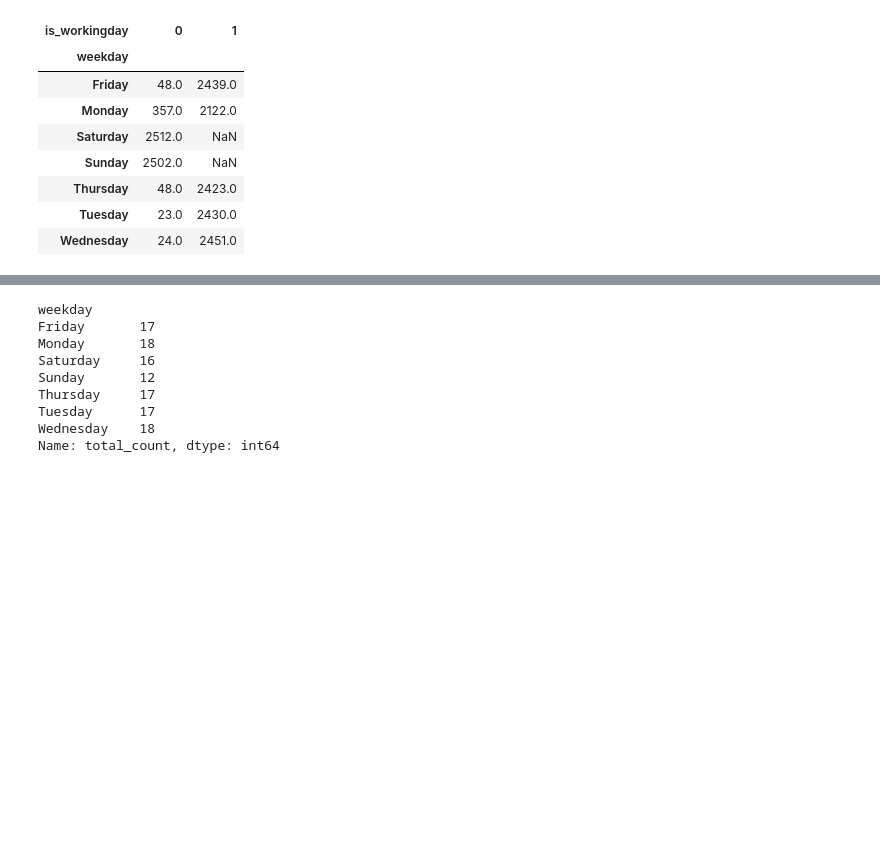
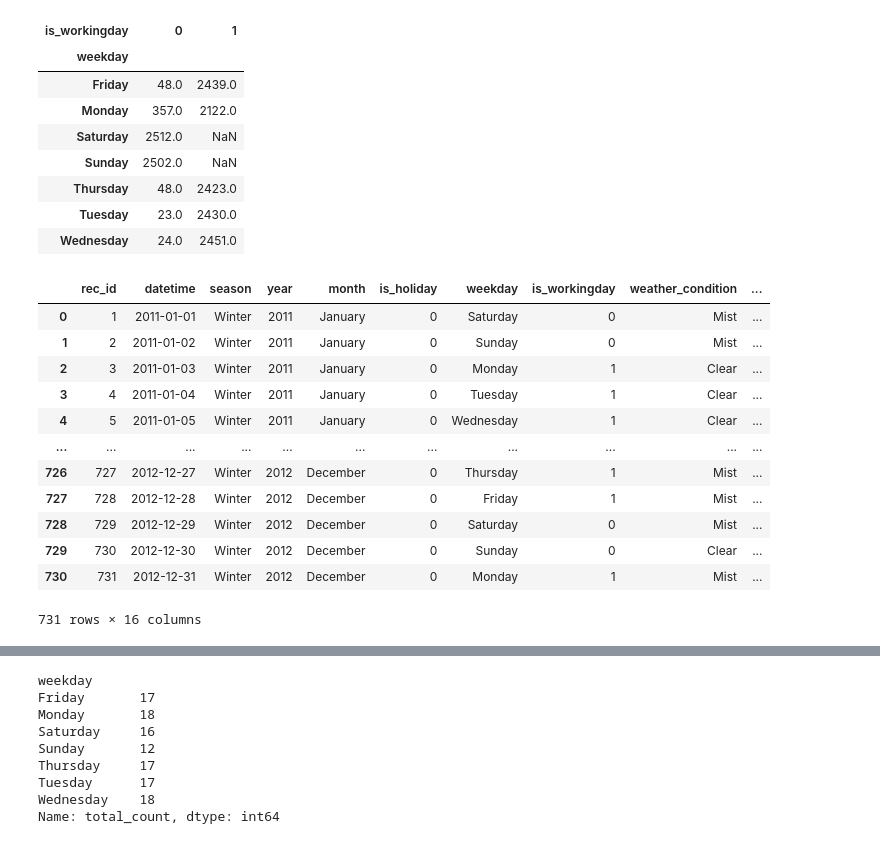
Before and after one commit to 337ubaid/proyek_akhir_analisis_data_dicoding, a Jupyter notebook: notebook.ipynb, the cells around one changed output, grey strips where cells are left out. Drawn from its saved outputs; the diff is of its cells as text; code cells hidden in the pictures; blank space fills up the shorter version.

```diff
--- a/notebook.ipynb
+++ b/notebook.ipynb
@@ -273,4 +291,20 @@ loghour_df.groupby(by='weekday').is_workingday.value_counts().unstack()
 | Thursday | 48.0 | 2423.0 |
 | Tuesday | 23.0 | 2430.0 |
 | Wednesday | 24.0 | 2451.0 |
+# %%
+logday_df
+# %% [output]
+|  | rec_id | datetime | season | year | month | is_holiday | weekday | is_workingday | weather_condition | ... |
+| 0 | 1 | 2011-01-01 | Winter | 2011 | January | 0 | Saturday | 0 | Mist | ... |
+| 1 | 2 | 2011-01-02 | Winter | 2011 | January | 0 | Sunday | 0 | Mist | ... |
+| 2 | 3 | 2011-01-03 | Winter | 2011 | January | 0 | Monday | 1 | Clear | ... |
+| 3 | 4 | 2011-01-04 | Winter | 2011 | January | 0 | Tuesday | 1 | Clear | ... |
+| 4 | 5 | 2011-01-05 | Winter | 2011 | January | 0 | Wednesday | 1 | Clear | ... |
+| ... | ... | ... | ... | ... | ... | ... | ... | ... | ... | ... |
+| 726 | 727 | 2012-12-27 | Winter | 2012 | December | 0 | Thursday | 1 | Mist | ... |
+| 727 | 728 | 2012-12-28 | Winter | 2012 | December | 0 | Friday | 1 | Mist | ... |
+| 728 | 729 | 2012-12-29 | Winter | 2012 | December | 0 | Saturday | 0 | Mist | ... |
+| 729 | 730 | 2012-12-30 | Winter | 2012 | December | 0 | Sunday | 0 | Clear | ... |
+| 730 | 731 | 2012-12-31 | Winter | 2012 | December | 0 | Monday | 1 | Mist | ... |
+731 rows × 16 columns
 # %%
```
Also changed, not shown: parts of 16 cells of this notebook.
